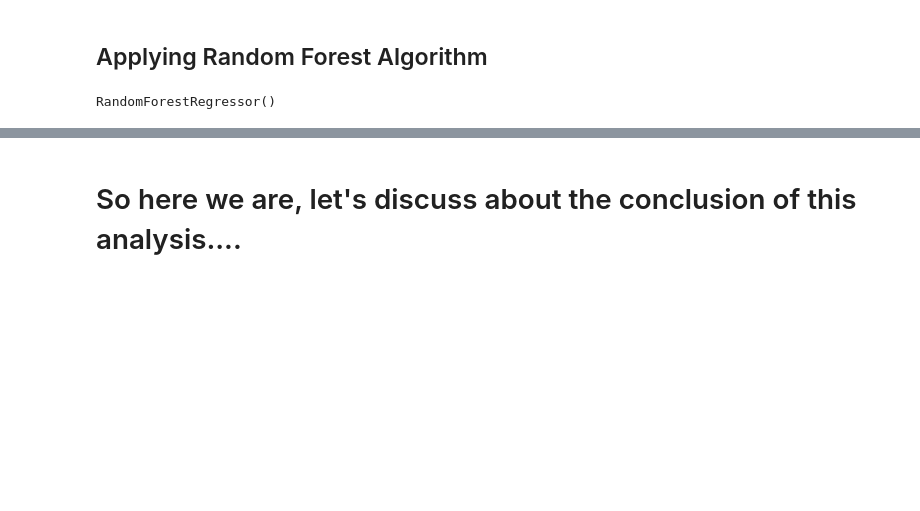
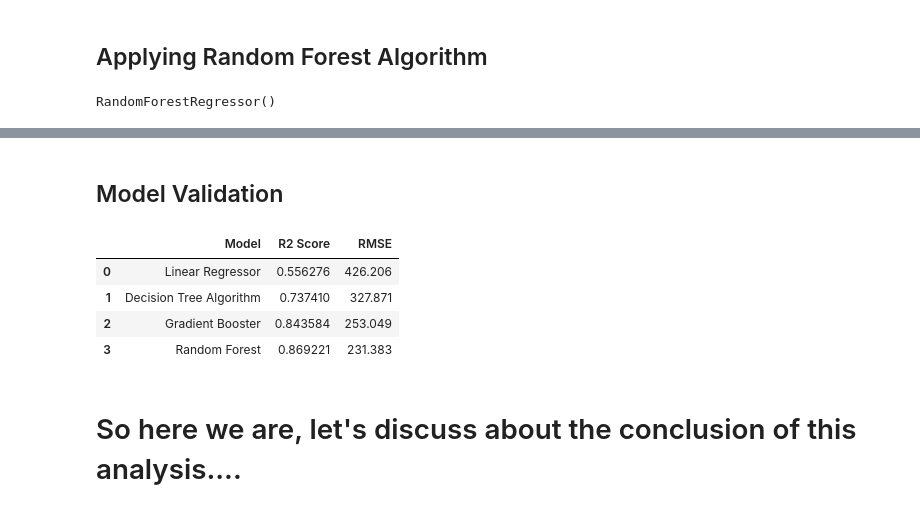
Before and after one commit to anisbagwan/Bike-sharing-demand-prediction, a Jupyter notebook: Bike_Sharing_Demand_Prediction_Group_Notebook.ipynb, the cells around one changed output, grey strips where cells are left out. Saved outputs shown, nothing was run; the diff lists cells and outputs as text; code cells hidden in the pictures; blank space fills up the shorter version.

```diff
--- a/Bike_Sharing_Demand_Prediction_Group_Notebook.ipynb
+++ b/Bike_Sharing_Demand_Prediction_Group_Notebook.ipynb
@@ -643,13 +643,13 @@ Text(0.5, 1.0, 'Gradient Boosting Regressor')
 # %% [markdown]
 ##  Applying Random Forest Algorithm
 # %%
-regressor=RandomForestRegressor()
-regressor.fit(X_train,y_train)
+rf=RandomForestRegressor()
+rf.fit(X_train,y_train)
 # %% [output]
 RandomForestRegressor()
 # %%
 # Predicting the Test set results
-y_pred = regressor.predict(X_test)
+y_pred_rf = rf.predict(X_test)
 # %%
 # Checking prfromance of model
 print('RMSE:',np.sqrt(mean_squared_error(y_test, y_pred)))                      # Checking prfromance of model using "Root Mean Squared Error"
@@ -672,3 +672,17 @@ Text(0.5, 1.0, 'Random Forest')
+# %% [markdown]
+## Model Validation
+# %%
+model_validation = {'Model': ['Linear Regressor','Decision Tree Algorithm', 'Gradient Booster', 'Random Forest'],
+                    'R2 Score': [lr.score(X_test,y_test),dt.score(X_test,y_test), gb.score(X_test,y_test), rf.score(X_test,y_test)],
+                    'RMSE':[round(np.sqrt(mean_squared_error(y_test,y_pred_lr)),3),round(np.sqrt(mean_squared_error(y_test,y_pred_dt)),3),round(np.sqrt(mean_squared_error(y_test,y_pred_gb)),3),round(np.sqrt(mean_squared_error(y_test,y_pred_rf)),3)]}
+model_validate = pd.DataFrame(model_validation)
+model_validate
+# %% [output]
+|  | Model | R2 Score | RMSE |
+| 0 | Linear Regressor | 0.556276 | 426.206 |
+| 1 | Decision Tree Algorithm | 0.737410 | 327.871 |
+| 2 | Gradient Booster | 0.843584 | 253.049 |
+| 3 | Random Forest | 0.869221 | 231.383 |
 # %% [markdown]
 # So here we are, let's discuss about the conclusion of this analysis....
 # %% [markdown]
```
Also changed, not shown: parts of 12 cells of this notebook.
